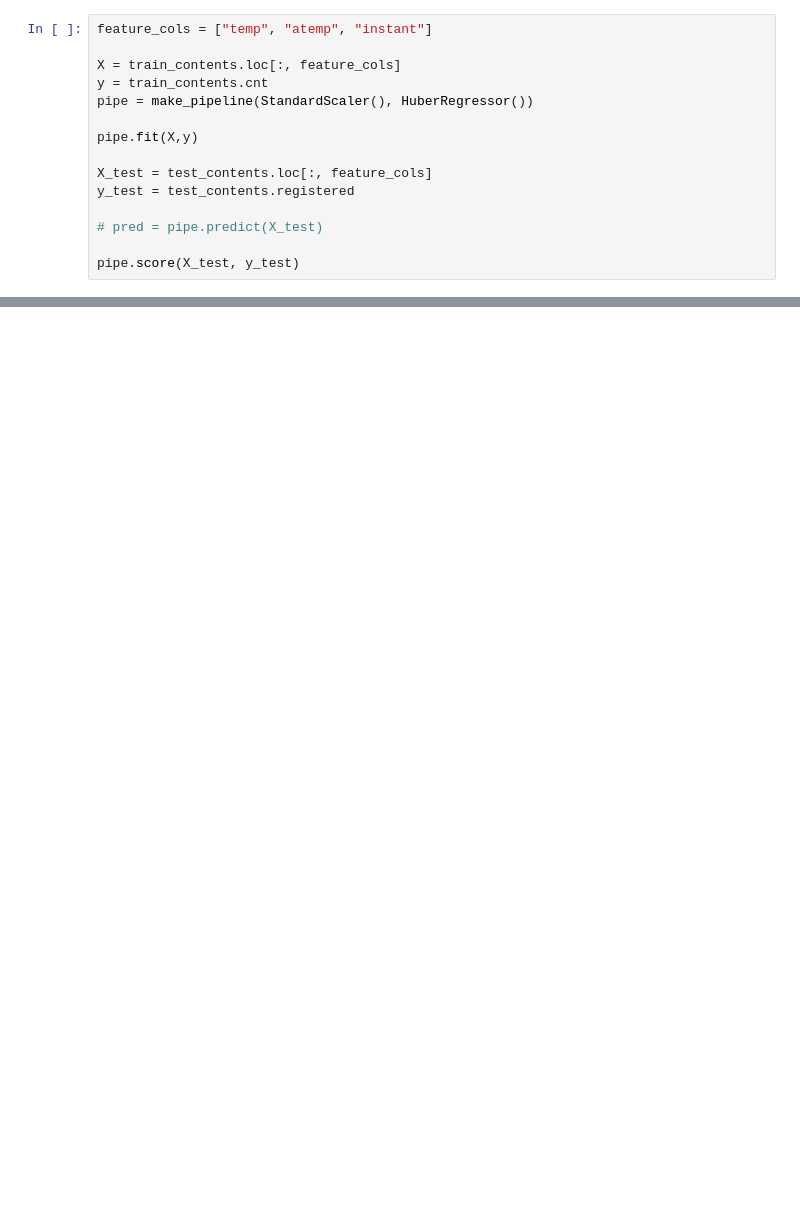
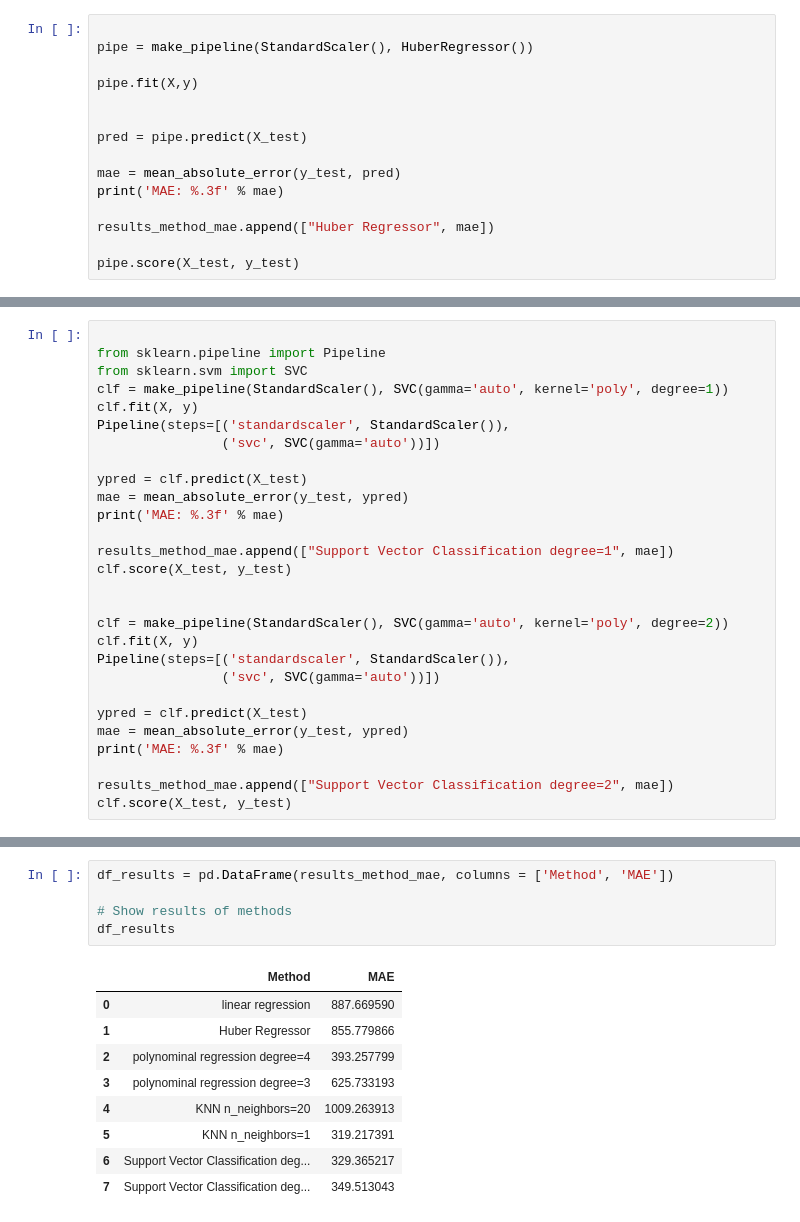
Before and after one commit to xydian/data-science-case-study, a Jupyter notebook: raphael_von_letztem_jahr.ipynb, the cells around one changed output, grey strips where cells are left out. Cells and saved outputs as stored; diff of their text form; blank space fills up the shorter version.

```diff
--- a/raphael_von_letztem_jahr.ipynb
+++ b/raphael_von_letztem_jahr.ipynb
@@ -63,16 +89,16 @@ linreg.score(X_test, y_test)
 # %%
-feature_cols = ["temp", "atemp", "instant"]
 
-X = train_contents.loc[:, feature_cols]
-y = train_contents.cnt
 pipe = make_pipeline(StandardScaler(), HuberRegressor())
 
 pipe.fit(X,y)
 
-X_test = test_contents.loc[:, feature_cols]
-y_test = test_contents.registered
 
-# pred = pipe.predict(X_test)
+pred = pipe.predict(X_test)
+
+mae = mean_absolute_error(y_test, pred)
+print('MAE: %.3f' % mae)
+
+results_method_mae.append(["Huber Regressor", mae])
 
 pipe.score(X_test, y_test)
 # %% [output]
@@ -96,0 +179,28 @@ polyreg.score(X_test, y_test)
+# %%
+
+from sklearn.pipeline import Pipeline
+from sklearn.svm import SVC
+clf = make_pipeline(StandardScaler(), SVC(gamma='auto', kernel='poly', degree=1))
+clf.fit(X, y)
+Pipeline(steps=[('standardscaler', StandardScaler()),
+                ('svc', SVC(gamma='auto'))])
+
+ypred = clf.predict(X_test)
+mae = mean_absolute_error(y_test, ypred)
+print('MAE: %.3f' % mae)
+
+results_method_mae.append(["Support Vector Classification degree=1", mae])
+clf.score(X_test, y_test)
+
+
+clf = make_pipeline(StandardScaler(), SVC(gamma='auto', kernel='poly', degree=2))
+clf.fit(X, y)
+Pipeline(steps=[('standardscaler', StandardScaler()),
+                ('svc', SVC(gamma='auto'))])
+
+ypred = clf.predict(X_test)
+mae = mean_absolute_error(y_test, ypred)
+print('MAE: %.3f' % mae)
+
+results_method_mae.append(["Support Vector Classification degree=2", mae])
+clf.score(X_test, y_test)
@@ -96,0 +211,15 @@ polyreg.score(X_test, y_test)
+# %%
+df_results = pd.DataFrame(results_method_mae, columns = ['Method', 'MAE'])
+
+# Show results of methods
+df_results
+# %% [output]
+|  | Method | MAE |
+| 0 | linear regression | 887.669590 |
+| 1 | Huber Regressor | 855.779866 |
+| 2 | polynominal regression degree=4 | 393.257799 |
+| 3 | polynominal regression degree=3 | 625.733193 |
+| 4 | KNN n_neighbors=20 | 1009.263913 |
+| 5 | KNN n_neighbors=1 | 319.217391 |
+| 6 | Support Vector Classification deg... | 329.365217 |
+| 7 | Support Vector Classification deg... | 349.513043 |
```
Also changed, not shown: parts of 10 cells of this notebook, 1 other file.
